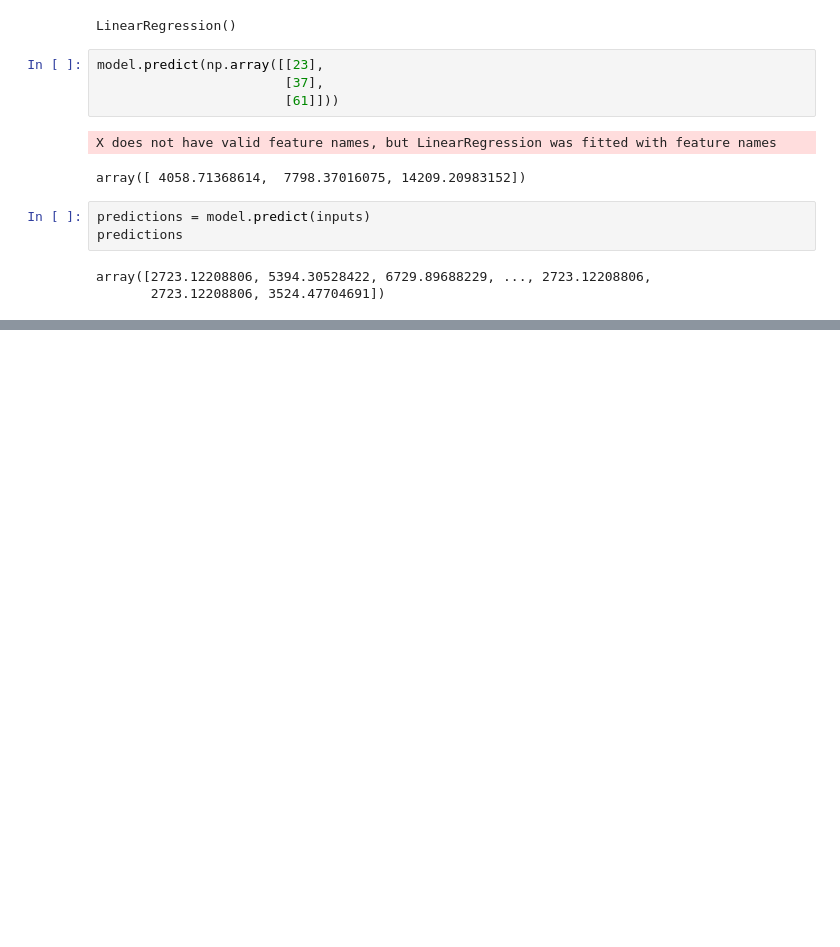
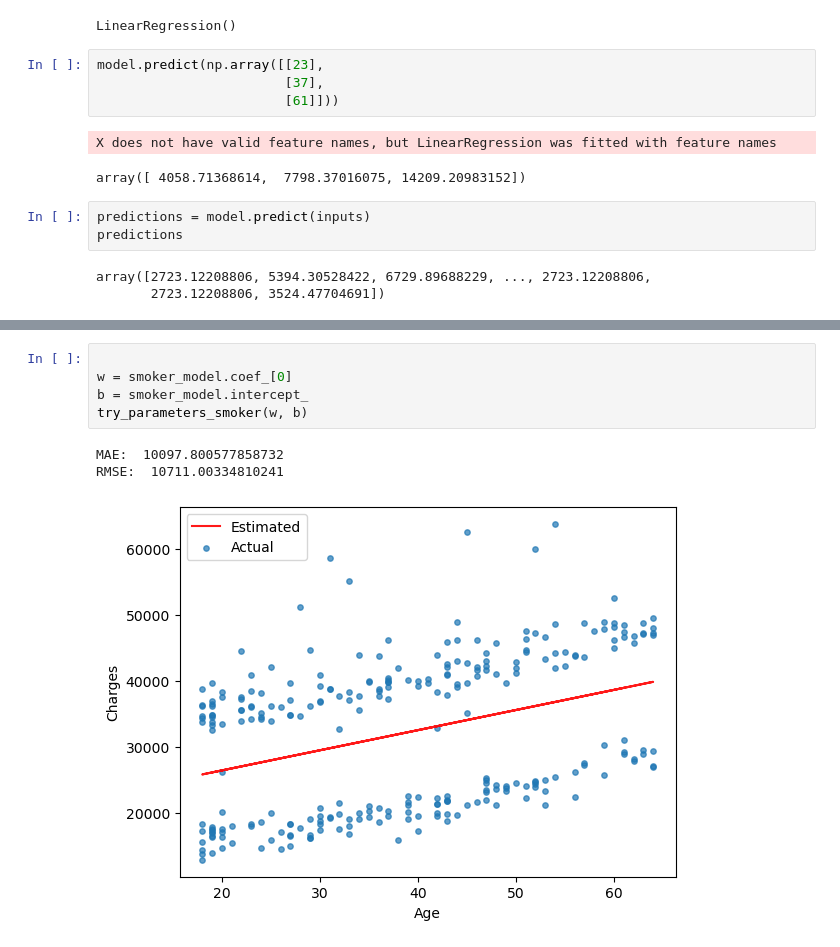
Before and after one commit to bashiir-code/ML-Project---Health-Insurance-Cost-Prediction, a Jupyter notebook: linear_regression.ipynb, the cells around one changed output, grey strips where cells are left out. Saved outputs shown, nothing was run; the diff lists cells and outputs as text; blank space fills up the shorter version.

```diff
--- a/linear_regression.ipynb
+++ b/linear_regression.ipynb
@@ -589,0 +739,9 @@ array([2723.12208806, 5394.30528422, 6729.89688229, ..., 2723.12208806,
+# %%
+
+w = smoker_model.coef_[0]
+b = smoker_model.intercept_
+try_parameters_smoker(w, b)
+# %% [output]
+MAE:  10097.800577858732
+RMSE:  10711.00334810241
+[figure, added]
```
Also changed, not shown: parts of 27 cells of this notebook, 1 other file.
